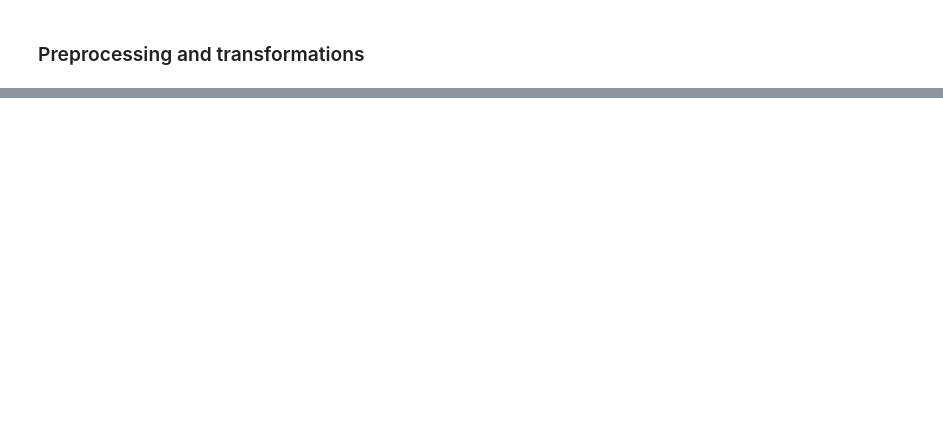
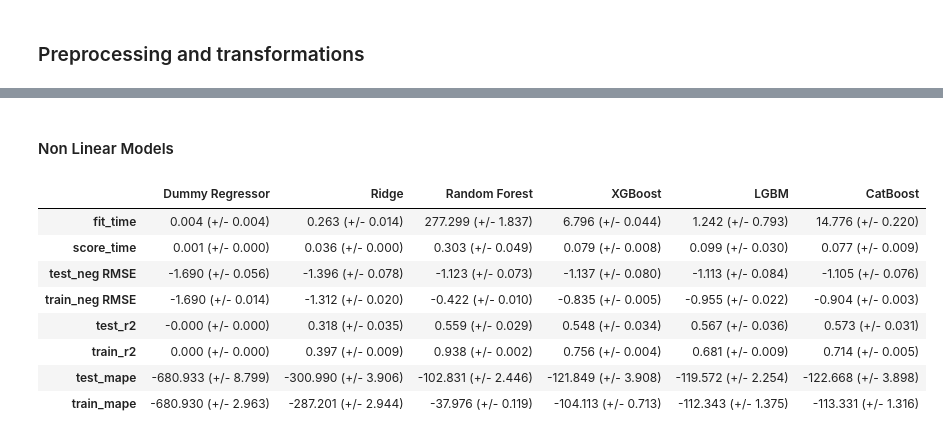
Before and after one commit to sneha012/Airbnb_Popularity_Prediction, a Jupyter notebook: solution.ipynb, the cells around one changed output, grey strips where cells are left out. Cells and saved outputs as stored; diff of their text form; code cells hidden in the pictures; blank space fills up the shorter version.

```diff
--- a/solution.ipynb
+++ b/solution.ipynb
@@ -233,0 +350,4 @@ train_df.head()
+# %%
+dummy_regressor_pipe = DummyRegressor()
+results['Dummy Regressor'] = mean_std_cross_val_scores(dummy_regressor_pipe, X_train, y_train, scoring = scoring_metrics, return_train_score = True)
+pd.DataFrame(results)
@@ -233,0 +366,4 @@ train_df.head()
+# %%
+pipe_ridge = make_pipeline(preprocessor_all, Ridge(random_state = 123))
+results['Ridge'] = mean_std_cross_val_scores(pipe_ridge, X_train, y_train, scoring = scoring_metrics, return_train_score = True)
+pd.DataFrame(results)
@@ -233,0 +380,13 @@ train_df.head()
+# %%
+# Hyperparameter Optimization on Linear Model
+
+from sklearn.model_selection import RandomizedSearchCV
+
+param_grid = {"ridge__alpha": [10, 25, 50, 75, 100, 125]}
+
+random_search = RandomizedSearchCV(
+    pipe_ridge, param_distributions = param_grid, n_jobs=-1, scoring = "r2", random_state = 123, n_iter = 25)
+random_search.fit(X_train, y_train)
+
+print("Best Parameters", random_search.best_params_)
+print("Best Score", random_search.best_score_)
@@ -233,0 +398,31 @@ train_df.head()
+# %% [markdown]
+#### Non Linear Models
+# %%
+# Trying 4 models other than a linear model - Random Forest, XGBoost, LGBM, CatBoost
+
+pipe_random_forest = make_pipeline(preprocessor_all, RandomForestRegressor(random_state = 123))
+pipe_xgboost = make_pipeline(preprocessor_all, XGBRegressor(random_state = 123,  eval_metric="logloss", verbosity=0))
+pipe_lgbm = make_pipeline(preprocessor_all, LGBMRegressor(random_state = 123))
+pipe_catboost = make_pipeline(preprocessor_all, CatBoostRegressor(random_state = 123, verbose=0))
+models = {
+    'Random Forest' : pipe_random_forest,
+    'XGBoost' : pipe_xgboost,
+    'LGBM' : pipe_lgbm,
+    'CatBoost' : pipe_catboost
+}
+# %%
+for i in range(len(models)):
+    models_pipeline = list(models.values())[i]
+    models_pipeline.fit(X_train, y_train)
+    results[list(models.keys())[i]] = mean_std_cross_val_scores(models_pipeline, X_train, y_train, cv=5, scoring = scoring_metrics, n_jobs = -1, return_train_score = True)
+pd.DataFrame(results)
+# %% [output]
+|  | Dummy Regressor | Ridge | Random Forest | XGBoost | LGBM | CatBoost |
+| fit_time | 0.004 (+/- 0.004) | 0.263 (+/- 0.014) | 277.299 (+/- 1.837) | 6.796 (+/- 0.044) | 1.242 (+/- 0.793) | 14.776 (+/- 0.220) |
+| score_time | 0.001 (+/- 0.000) | 0.036 (+/- 0.000) | 0.303 (+/- 0.049) | 0.079 (+/- 0.008) | 0.099 (+/- 0.030) | 0.077 (+/- 0.009) |
+| test_neg RMSE | -1.690 (+/- 0.056) | -1.396 (+/- 0.078) | -1.123 (+/- 0.073) | -1.137 (+/- 0.080) | -1.113 (+/- 0.084) | -1.105 (+/- 0.076) |
+| train_neg RMSE | -1.690 (+/- 0.014) | -1.312 (+/- 0.020) | -0.422 (+/- 0.010) | -0.835 (+/- 0.005) | -0.955 (+/- 0.022) | -0.904 (+/- 0.003) |
+| test_r2 | -0.000 (+/- 0.000) | 0.318 (+/- 0.035) | 0.559 (+/- 0.029) | 0.548 (+/- 0.034) | 0.567 (+/- 0.036) | 0.573 (+/- 0.031) |
+| train_r2 | 0.000 (+/- 0.000) | 0.397 (+/- 0.009) | 0.938 (+/- 0.002) | 0.756 (+/- 0.004) | 0.681 (+/- 0.009) | 0.714 (+/- 0.005) |
+| test_mape | -680.933 (+/- 8.799) | -300.990 (+/- 3.906) | -102.831 (+/- 2.446) | -121.849 (+/- 3.908) | -119.572 (+/- 2.254) | -122.668 (+/- 3.898) |
+| train_mape | -680.930 (+/- 2.963) | -287.201 (+/- 2.944) | -37.976 (+/- 0.119) | -104.113 (+/- 0.713) | -112.343 (+/- 1.375) | -113.331 (+/- 1.316) |
```
Also changed, not shown: parts of 39 cells of this notebook.
